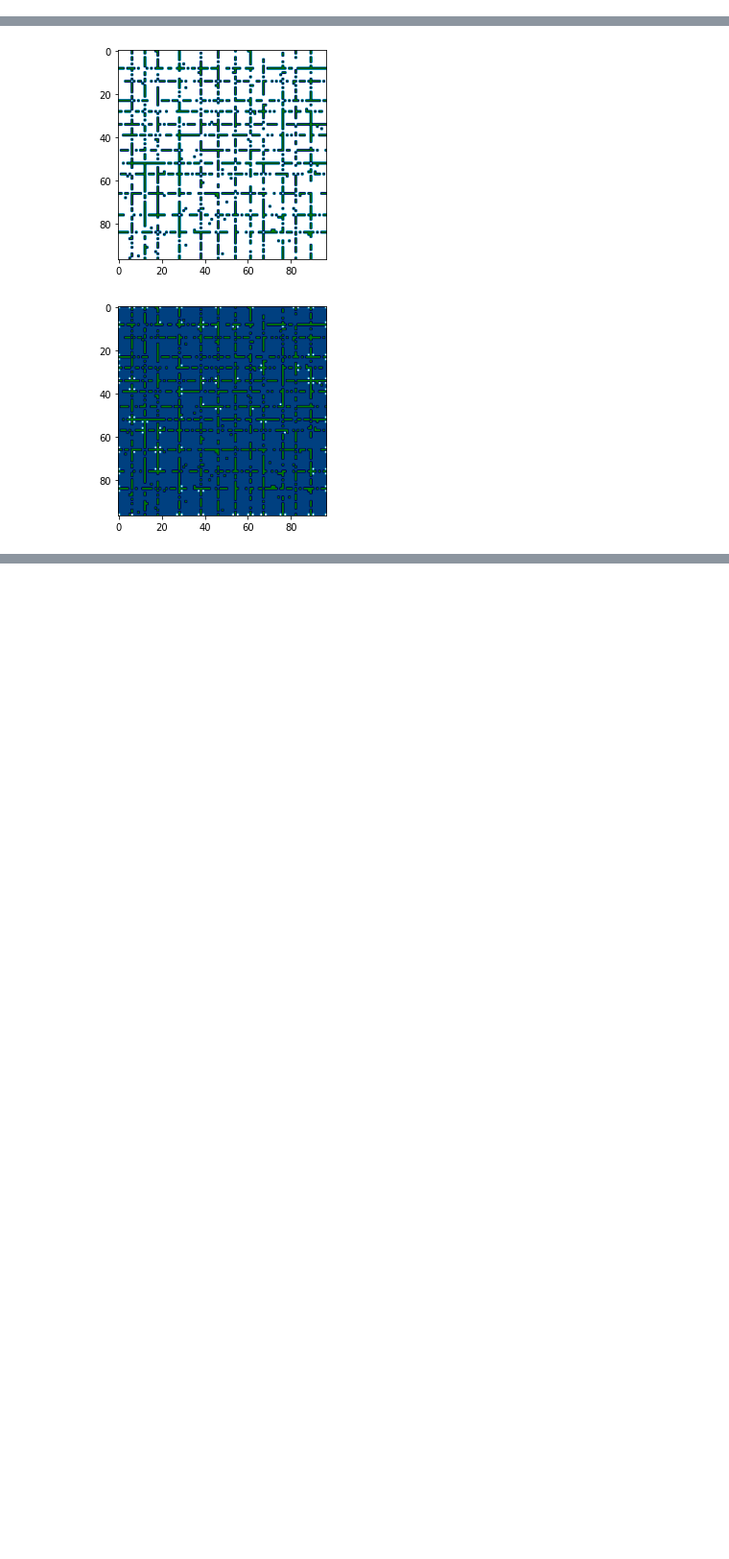
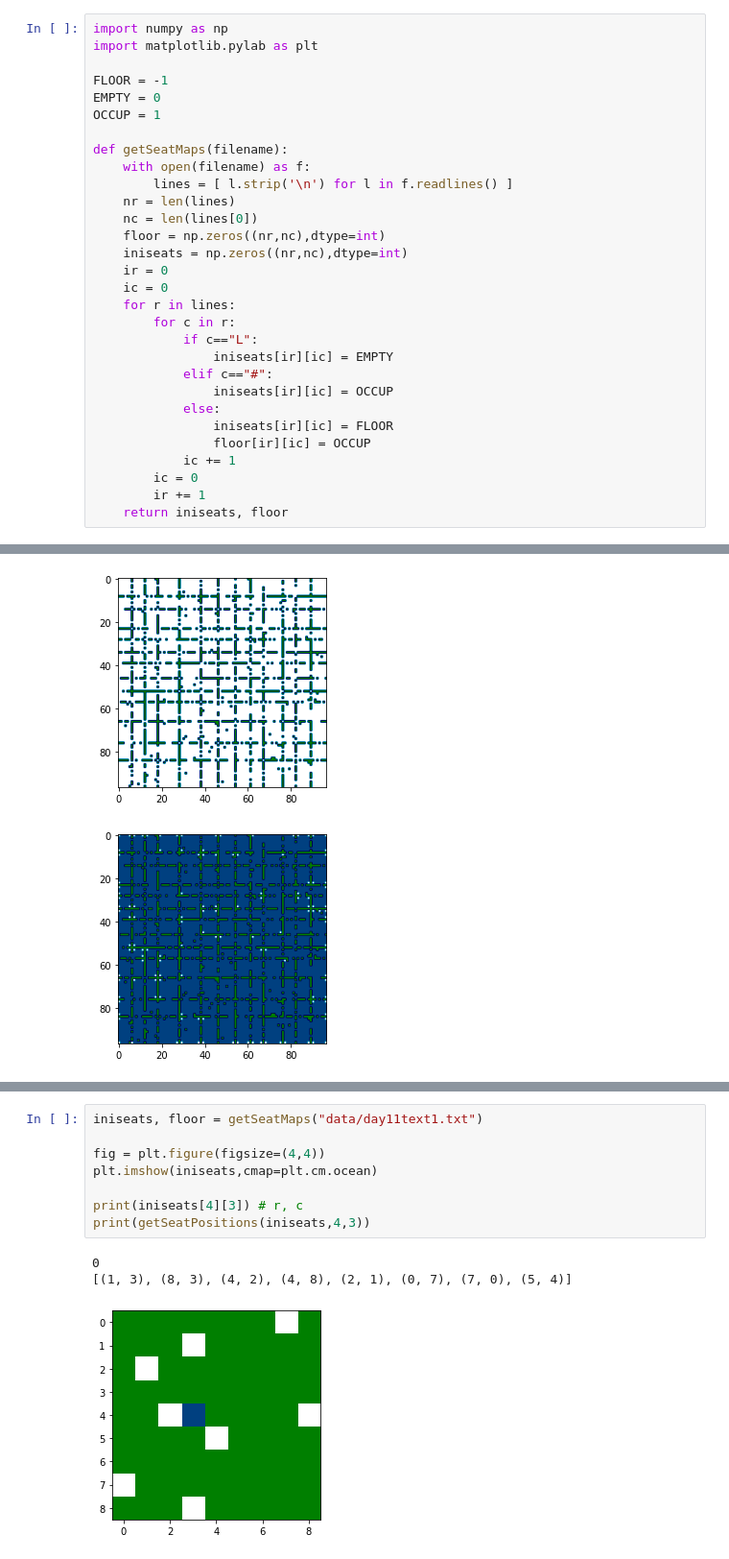
Before and after one commit to marcodelmastro/AdventOfCode2020, a Jupyter notebook: Day 11.ipynb, the cells around one changed output, grey strips where cells are left out. Shown: that part at 96% size. Cells and saved outputs as stored; diff of their text form; blank space fills up the shorter version.

```diff
--- a/Day 11.ipynb
+++ b/Day 11.ipynb
@@ -4,6 +4,36 @@
 https://adventofcode.com/2020/day/11#part2
 
 ## Part 1
+# %%
+import numpy as np
+import matplotlib.pylab as plt
+
+FLOOR = -1
+EMPTY = 0
+OCCUP = 1
+
+def getSeatMaps(filename):
+    with open(filename) as f:
+        lines = [ l.strip('\n') for l in f.readlines() ]
+    nr = len(lines)
+    nc = len(lines[0])
+    floor = np.zeros((nr,nc),dtype=int)
+    iniseats = np.zeros((nr,nc),dtype=int)
+    ir = 0
+    ic = 0
+    for r in lines:
+        for c in r:
+            if c=="L":
+                iniseats[ir][ic] = EMPTY
+            elif c=="#":
+                iniseats[ir][ic] = OCCUP
+            else:
+                iniseats[ir][ic] = FLOOR
+                floor[ir][ic] = OCCUP
+            ic += 1
+        ic = 0
+        ir += 1
+    return iniseats, floor
 # %%
 #filename = "data/day11text0.txt"
 filename = "data/input11.txt"
@@ -113,0 +204,12 @@ Execution time = 7.11 s
+# %%
+iniseats, floor = getSeatMaps("data/day11text1.txt")
+
+fig = plt.figure(figsize=(4,4))
+plt.imshow(iniseats,cmap=plt.cm.ocean)
+
+print(iniseats[4][3]) # r, c
+print(getSeatPositions(iniseats,4,3))
+# %% [output]
+0
+[(1, 3), (8, 3), (4, 2), (4, 8), (2, 1), (0, 7), (7, 0), (5, 4)]
+[figure, added]
```
Also changed, not shown: parts of 9 cells of this notebook, 1 other file.
